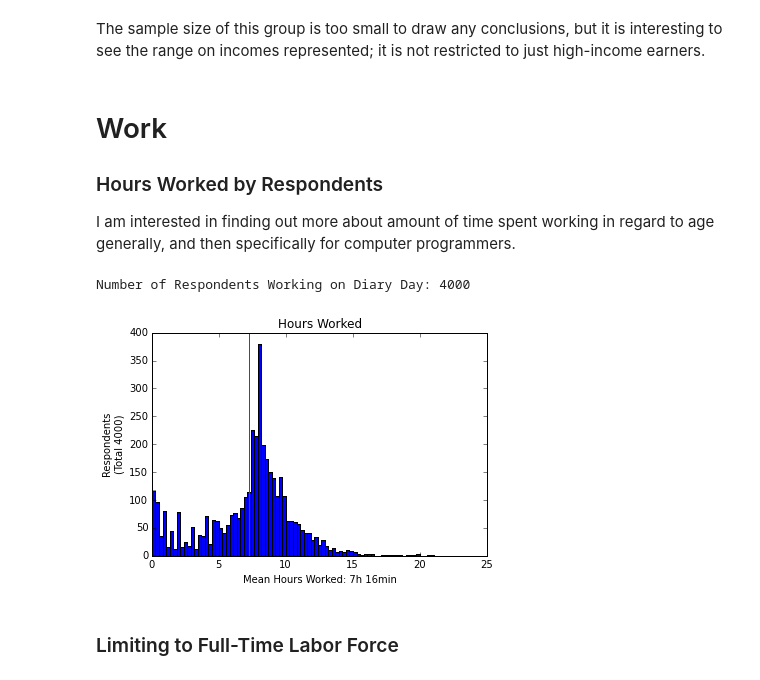
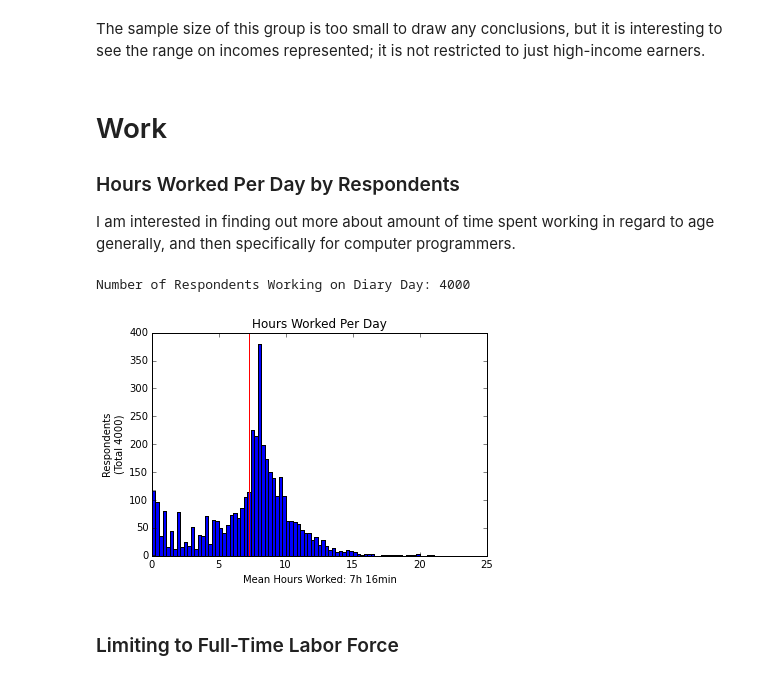
Before and after one commit to ahartz1/atus-analysis, a Jupyter notebook: atus-analysis.ipynb, the cells around one changed output. Drawn from its saved outputs; the diff is of its cells as text; code cells hidden in the pictures.

```diff
--- a/atus-analysis.ipynb
+++ b/atus-analysis.ipynb
@@ -513,7 +513,7 @@ The sample size of this group is too small to draw any conclusions, but it is in
 # %% [markdown]
 # Work
 
-### Hours Worked by Respondents
+### Hours Worked Per Day by Respondents
 
 I am interested in finding out more about amount of time spent working in regard to age generally, and then specifically for computer programmers.
 # %%
@@ -525,16 +525,16 @@ Number of Respondents Working on Diary Day: 4000
 # %%
 hours_worked['hours_worked'] = hours_worked['t050101'] / 60
 # %%
-hours_worked['hours_worked'].plot(kind='hist', bins=80, title='Hours Worked')
+hours_worked['hours_worked'].plot(kind='hist', bins=80, title='Hours Worked Per Day')
 plt.ylabel('Respondents\n(Total {})'.format(len(hours_worked['TUCASEID'].unique())))
 ymin, ymax = plt.ylim()
 plt.vlines(hours_worked['hours_worked'].mean(), 0, ymax, color='r')
 plt.xlabel('Mean Hours Worked: {:.0f}h {:.0f}min' \
            .format(hours_worked.hours_worked.mean(),
                    (hours_worked.hours_worked.mean() - int(hours_worked.hours_worked.mean()))*60))
 plt.show()
 # %% [output]
-[figure, old version]
+[figure, new version]
 # %% [markdown]
 ### Limiting to Full-Time Labor Force
 # %%
```
Also changed, not shown: parts of 21 cells of this notebook.
